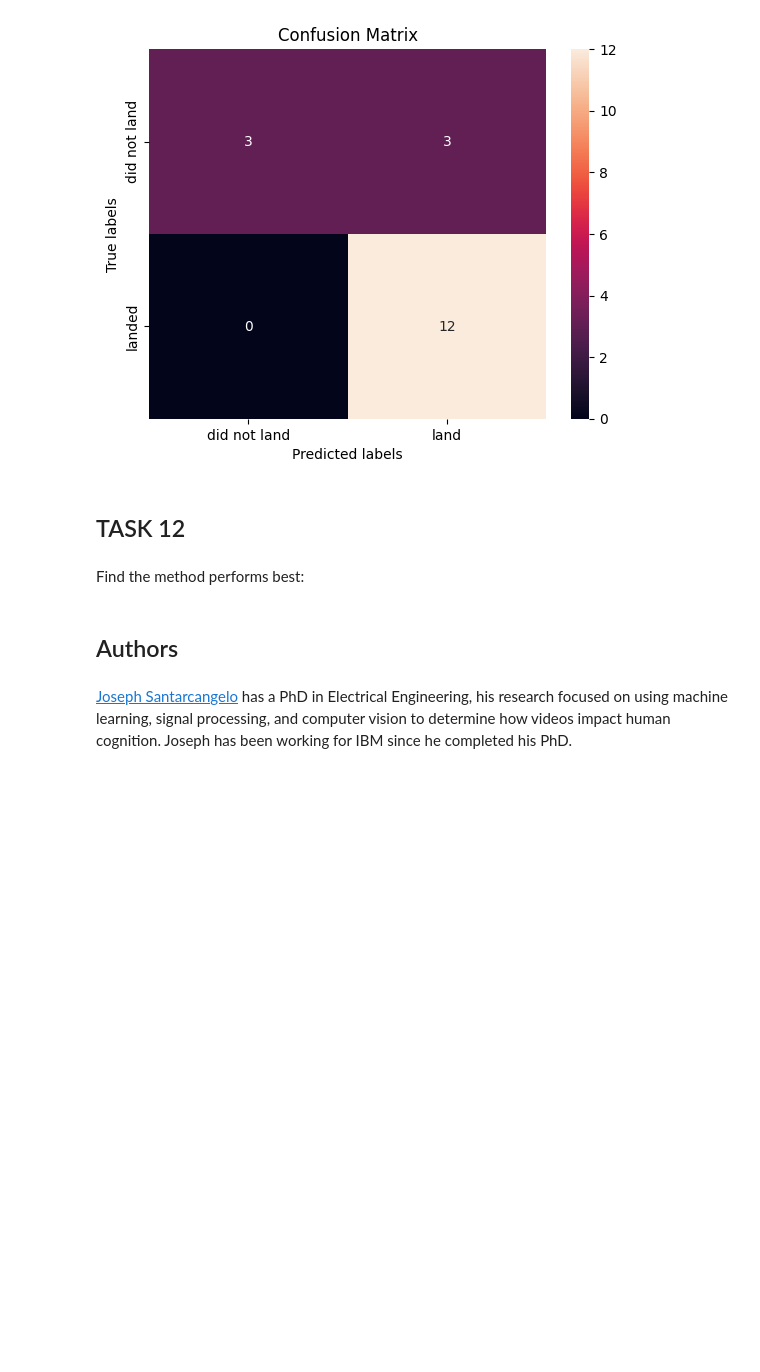
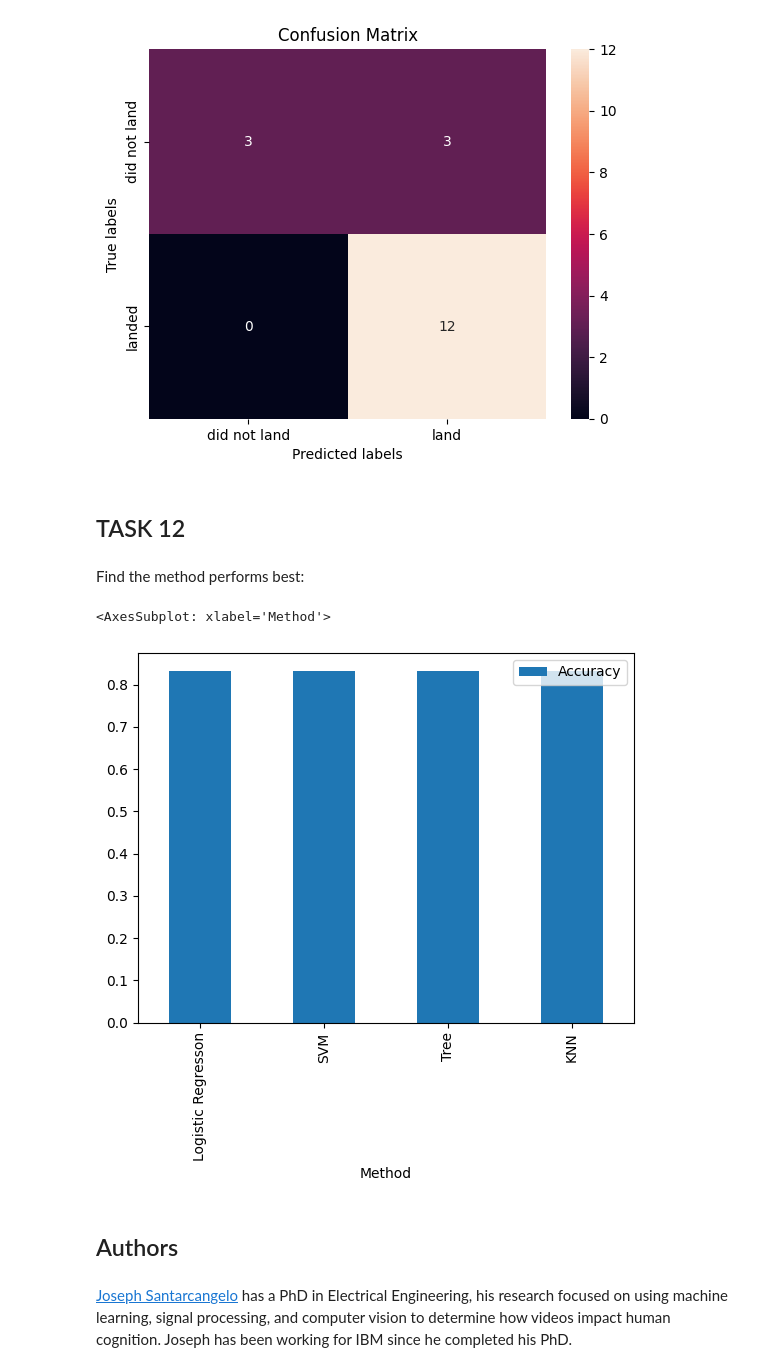
Before and after one commit to lr30634516/TesProject, a Jupyter notebook: Machine Learning Prediction.ipynb, the cells around one changed output. Drawn from its saved outputs; the diff is of its cells as text; code cells hidden in the pictures; blank space fills up the shorter version.

```diff
--- a/Machine Learning Prediction.ipynb
+++ b/Machine Learning Prediction.ipynb
@@ -193,7 +185,8 @@ accuracy : 0.8464285714285713
 # %% [markdown]
 Calculate the accuracy on the test data using the method <code>score</code>:
 # %%
-logreg_cv.score(X_test,y=y_test)
+Acc_logreg= logreg_cv.score(X_test,y=y_test)
+Acc_logreg
 # %% [output]
 0.8333333333333334
 # %% [markdown]
@@ -235,7 +228,8 @@ accuracy : 0.8482142857142856
 # %% [markdown]
 Calculate the accuracy on the test data using the method <code>score</code>:
 # %%
-svm_cv.score(X_test,y=y_test)
+Acc_svm= svm_cv.score(X_test,y=y_test)
+Acc_svm
 # %% [output]
 0.8333333333333334
 # %% [markdown]
@@ -280,5 +266,6 @@ accuracy : 0.8892857142857145
 # %% [markdown]
 Calculate the accuracy of tree_cv on the test data using the method <code>score</code>:
 # %%
-tree_cv.score(X_test,y=y_test)
+Acc_tree=tree_cv.score(X_test,y=y_test)
+Acc_tree
 # %% [output]
@@ -319,7 +306,8 @@ accuracy : 0.8482142857142858
 # %% [markdown]
 Calculate the accuracy of tree_cv on the test data using the method <code>score</code>:
 # %%
-knn_cv.score(X_test,y_test)
+Acc_knn=knn_cv.score(X_test,y_test)
+Acc_knn
 # %% [output]
 0.8333333333333334
 # %% [markdown]
@@ -333,6 +321,12 @@ plot_confusion_matrix(y_test,yhat)
 ## TASK  12
 # %% [markdown]
 Find the method performs best:
+# %%
+Results= pd.DataFrame({'Method': ['Logistic Regresson','SVM','Tree','KNN'],'Accuracy': [Acc_logreg,Acc_svm,Acc_tree,Acc_knn ]})
+Results.plot.bar(x='Method',y='Accuracy')
+# %% [output]
+<AxesSubplot: xlabel='Method'>
+[figure, added]
 # %% [markdown]
 ## Authors
 # %% [markdown]
```
Also changed, not shown: parts of 5 cells of this notebook.
